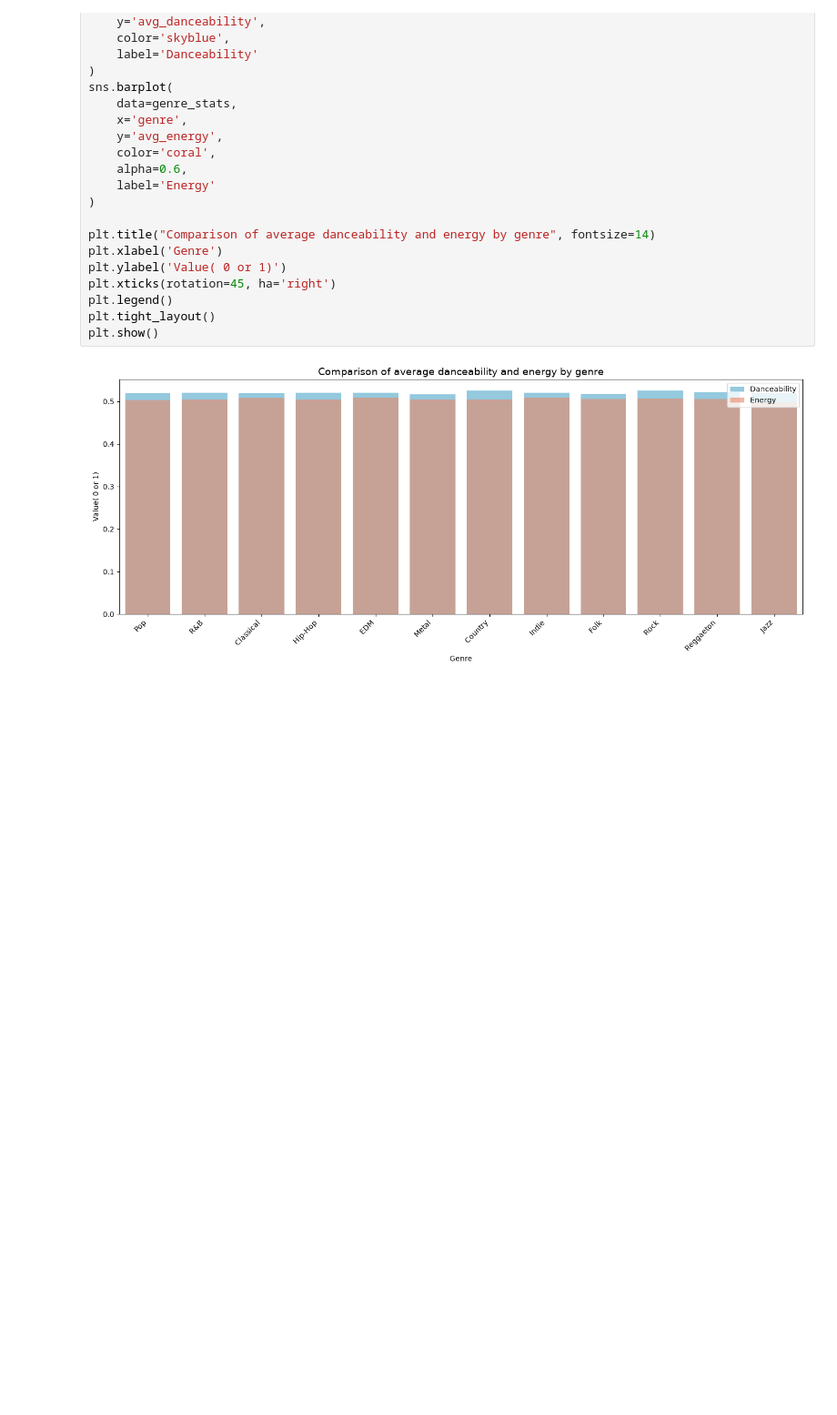
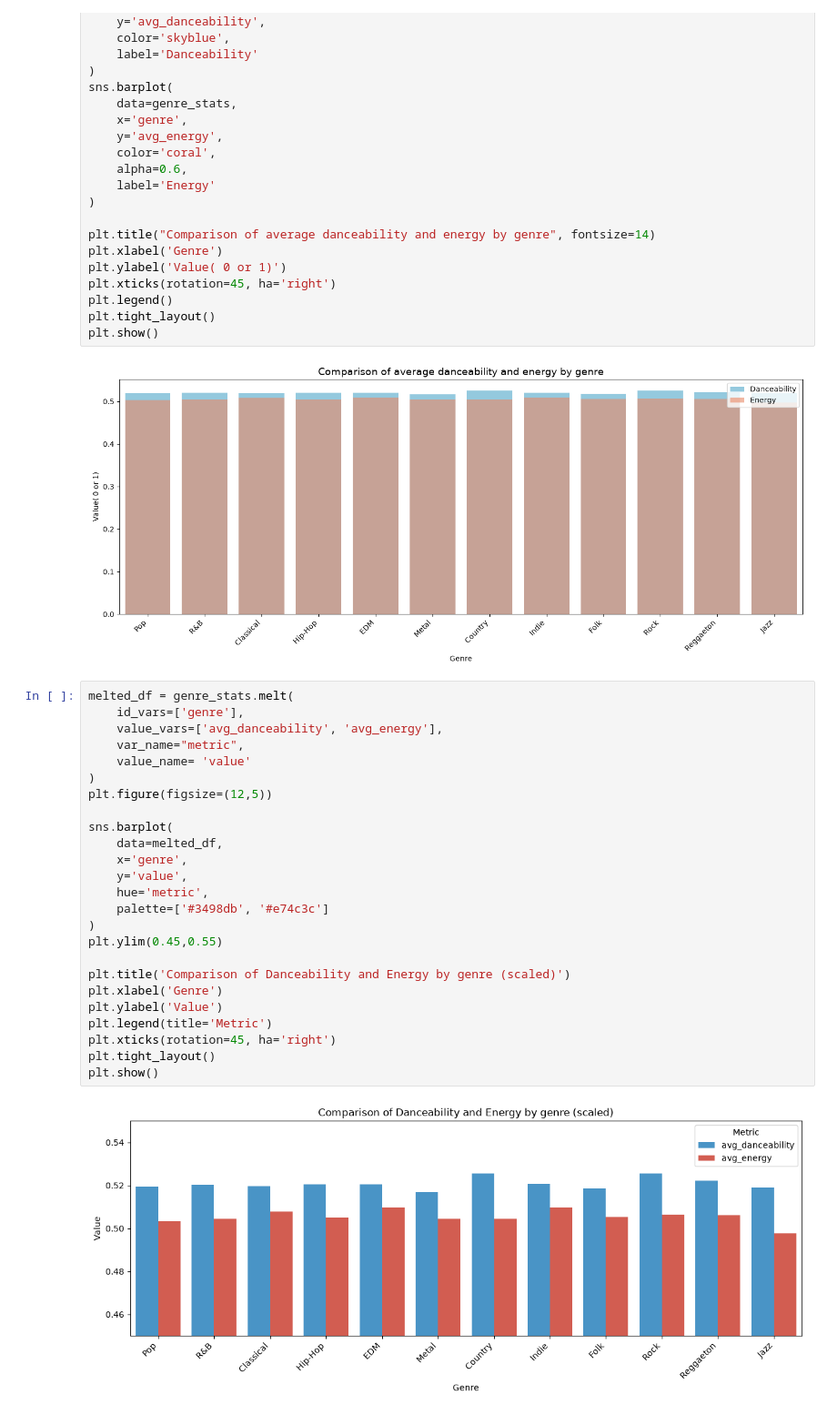
Before and after one commit to GreedIsGoody/data-analys-spotify-artists, a Jupyter notebook: notebook/Analys.ipynb, the cells around one changed output. Shown at 91% size. Saved outputs shown, nothing was run; the diff lists cells and outputs as text; blank space fills up the shorter version.

Commit message:
feat: Comparison of Danceability and Energy by genre (scaled)

```diff
--- a/notebook/Analys.ipynb
+++ b/notebook/Analys.ipynb
@@ -401,3 +401,30 @@ plt.tight_layout()
 plt.show()
 # %% [output]
 [figure]
+# %%
+melted_df = genre_stats.melt(
+    id_vars=['genre'],
+    value_vars=['avg_danceability', 'avg_energy'],
+    var_name="metric",
+    value_name= 'value'
+)
+plt.figure(figsize=(12,5))
+
+sns.barplot(
+    data=melted_df,
+    x='genre',
+    y='value',
+    hue='metric',
+    palette=['#3498db', '#e74c3c']
+)
+plt.ylim(0.45,0.55)
+
+plt.title('Comparison of Danceability and Energy by genre (scaled)')
+plt.xlabel('Genre')
+plt.ylabel('Value')
+plt.legend(title='Metric')
+plt.xticks(rotation=45, ha='right')
+plt.tight_layout()
+plt.show()
+# %% [output]
+[figure, added]
```
